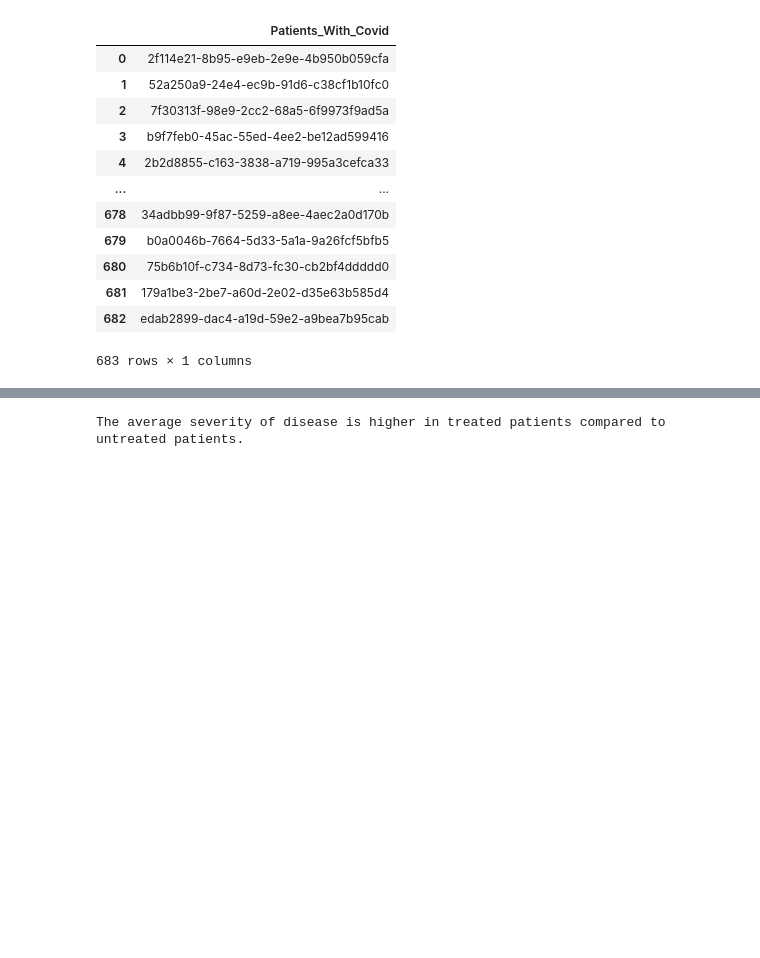
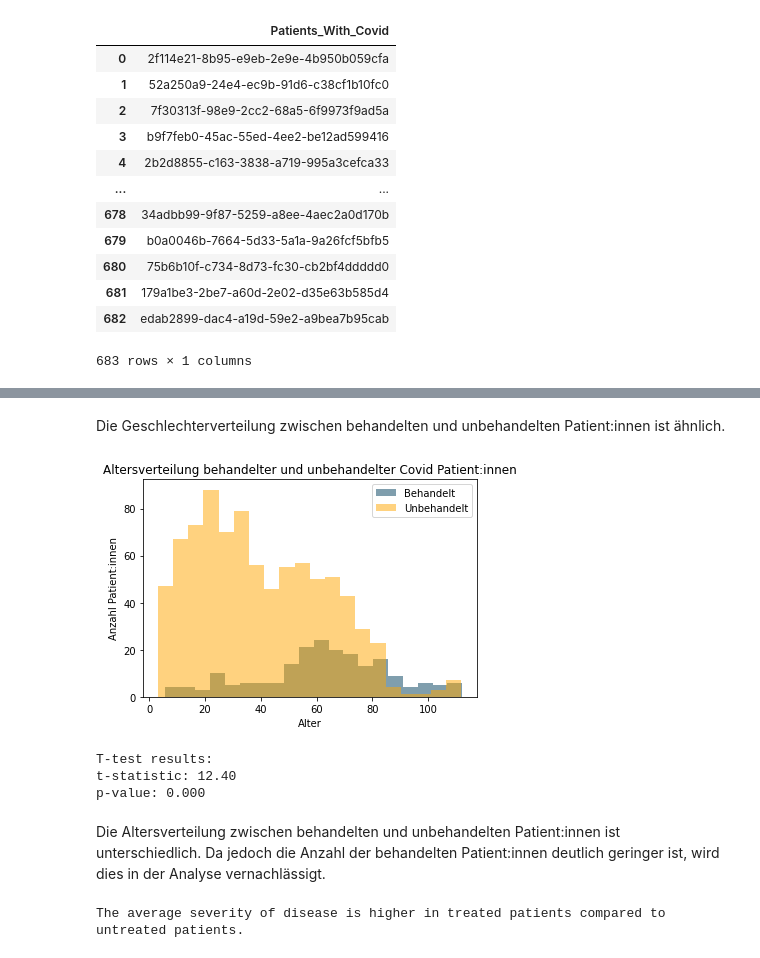
Before and after one commit to Fuenfgeld/DMA2023TeamB, a Jupyter notebook: Auswertung_DWH.ipynb, the cells around one changed output, grey strips where cells are left out. Cells and saved outputs as stored; diff of their text form; code cells hidden in the pictures; blank space fills up the shorter version.

```diff
--- a/Auswertung_DWH.ipynb
+++ b/Auswertung_DWH.ipynb
@@ -206,0 +374,42 @@ covid_untreated
+# %% [markdown]
+Die Geschlechterverteilung zwischen behandelten und unbehandelten Patient:innen ist ähnlich.
+# %%
+import matplotlib.pyplot as plt
+
+# create a histogram of age for treated COVID patients
+plt.hist(demographie[demographie['antikagulation'] > 0]['age'], bins=20, alpha=0.5, color='#003f5c', label='Behandelt')
+
+# create a histogram of age for untreated COVID patients
+plt.hist(demographie[demographie['antikagulation'] == 0]['age'], bins=20, alpha=0.5, color='#ffa600', label='Unbehandelt')
+
+# set the axis labels and title
+plt.xlabel('Alter')
+plt.ylabel('Anzahl Patient:innen')
+plt.title('Altersverteilung behandelter und unbehandelter Covid Patient:innen')
+
+# add legend
+plt.legend()
+
+# show the plot
+plt.show()
+# %% [output]
+[figure, added]
+# %%
+from scipy.stats import ttest_ind
+
+# extract age for treated and untreated patients
+age_treated = demographie[demographie['antikagulation'] > 0]['age']
+age_untreated = demographie[demographie['antikagulation'] == 0]['age']
+
+# perform t-test
+t_stat, p_val = ttest_ind(age_treated, age_untreated, equal_var=False)
+
+print('T-test results:')
+print(f't-statistic: {t_stat:.2f}')
+print(f'p-value: {p_val:.3f}')
+# %% [output]
+T-test results:
+t-statistic: 12.40
+p-value: 0.000
+# %% [markdown]
+Die Altersverteilung zwischen behandelten und unbehandelten Patient:innen ist unterschiedlich. Da jedoch die Anzahl der behandelten Patient:innen deutlich geringer ist, wird dies in der Analyse vernachlässigt.
```
Also changed, not shown: parts of 53 cells of this notebook.
